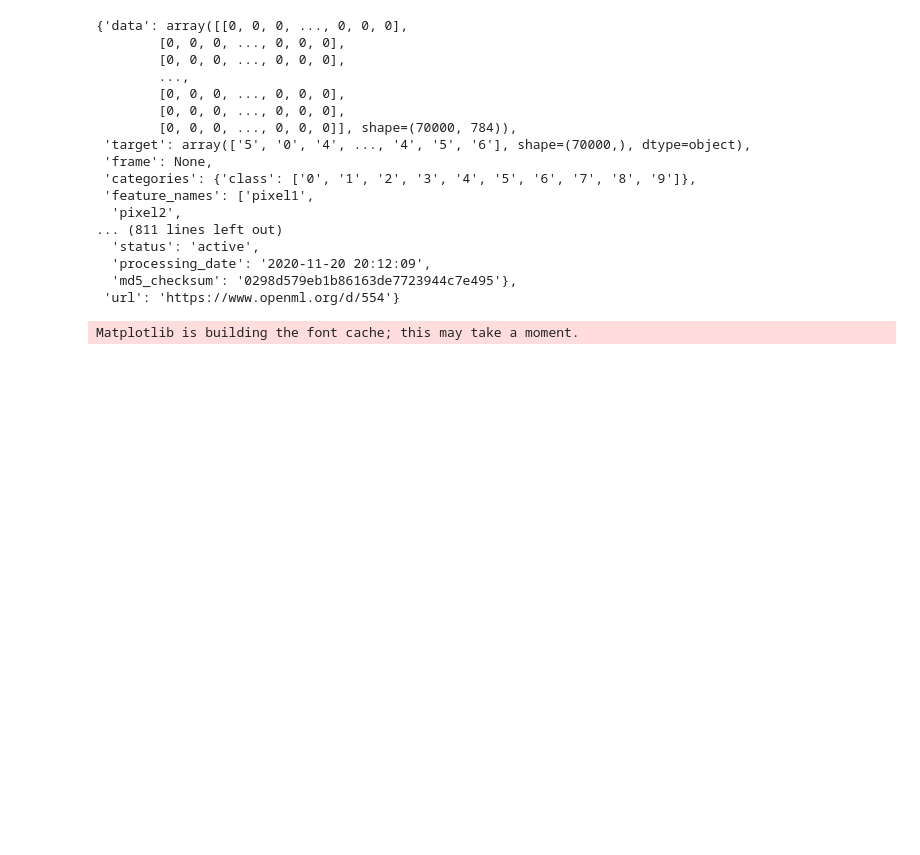
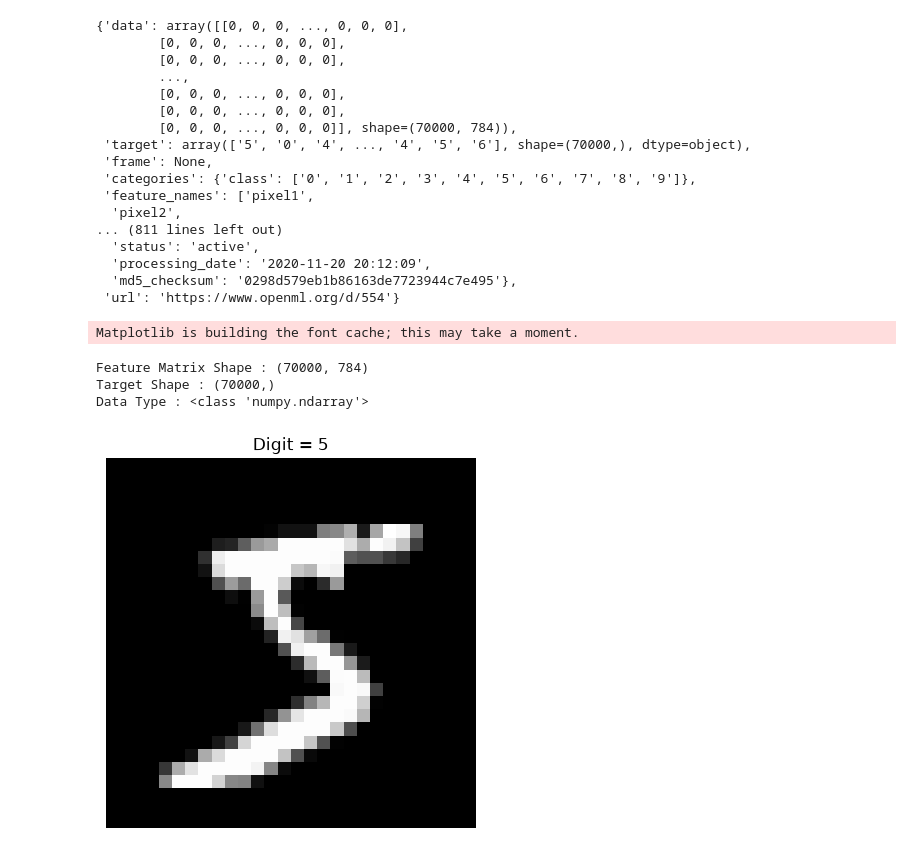
Before and after one commit to CyborgX-hash/ML-Grading-Assistance, a Jupyter notebook: notebook/MNIST_Exploration.ipynb, the cells around one changed output. Saved outputs shown, nothing was run; the diff lists cells and outputs as text; code cells hidden in the pictures; blank space fills up the shorter version.

Commit message:
sample images loaded

```diff
--- a/notebook/MNIST_Exploration.ipynb
+++ b/notebook/MNIST_Exploration.ipynb
@@ -61,3 +61,20 @@ mnist = fetch_openml(
 
 X = mnist.data
 y = mnist.target
+# %%
+print("Feature Matrix Shape :", X.shape)
+print("Target Shape :", y.shape)
+print("Data Type :", type(X))
+# %% [output]
+Feature Matrix Shape : (70000, 784)
+Target Shape : (70000,)
+Data Type : <class 'numpy.ndarray'>
+# %%
+image = X[0].reshape(28, 28)
+
+plt.imshow(image, cmap="gray")
+plt.title(f"Digit = {y[0]}")
+plt.axis("off")
+plt.show()
+# %% [output]
+[figure, added]
```
Also changed, not shown: parts of 2 cells of this notebook.
